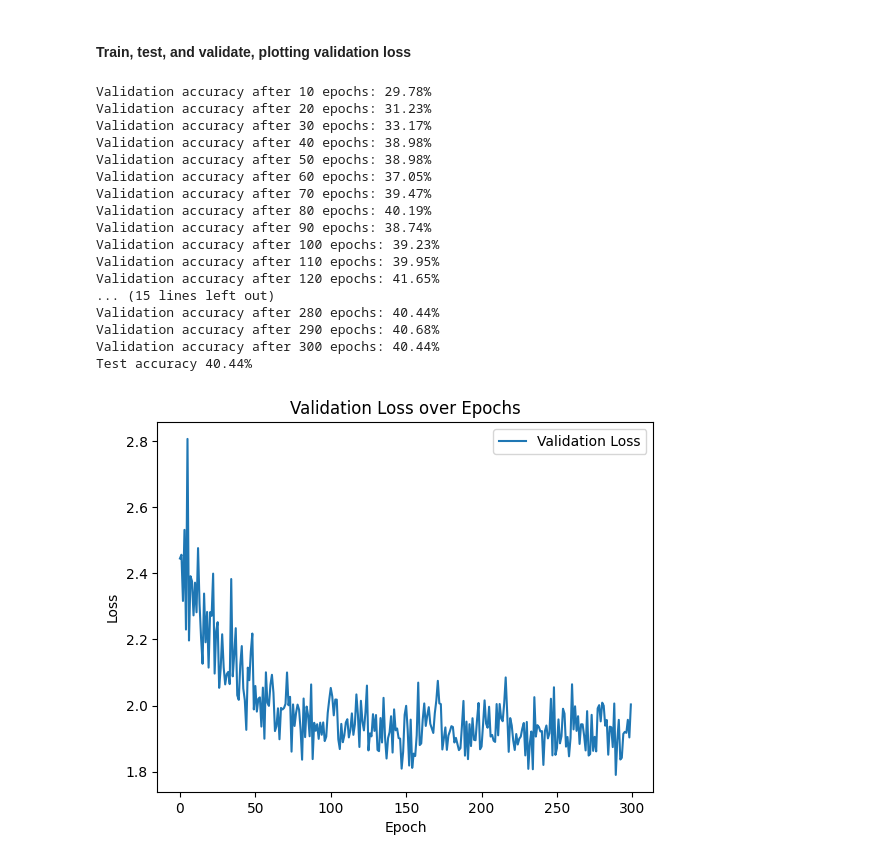
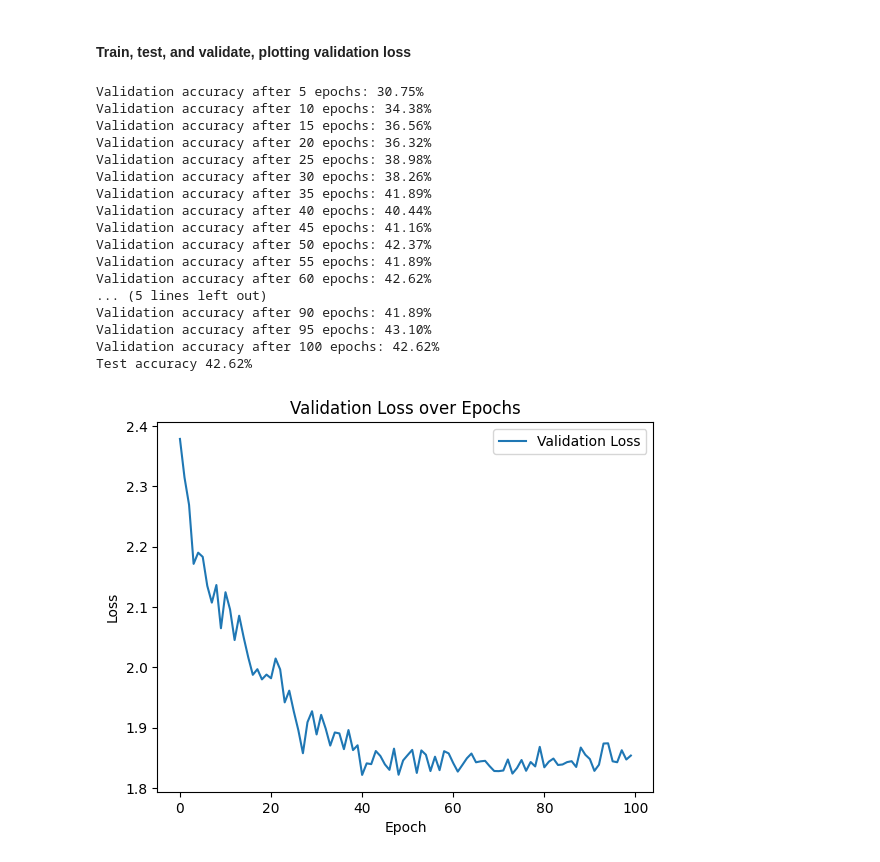
Before and after one commit to adampotton/MDM3-Rep-3, a Jupyter notebook: S2_CNN_model1.ipynb, the cells around one changed output. Saved outputs shown, nothing was run; the diff lists cells and outputs as text; code cells hidden in the pictures.

```diff
--- a/S2_CNN_model1.ipynb
+++ b/S2_CNN_model1.ipynb
@@ -30,6 +30,14 @@ tree_names, val_labels = np.unique(val_names, return_inverse=True)
 train_images = train_images.astype(np.float32)
 test_images = test_images.astype(np.float32)
 val_images = val_images.astype(np.float32)
+
+
+mean = np.mean(np.concatenate([train_images, test_images, val_images], axis=0), axis=(0, 1, 2))
+std = np.std(np.concatenate([train_images, test_images, val_images], axis=0), axis=(0, 1, 2))
+
+train_images = (train_images - mean) / std
+test_images = (test_images - mean) / std
+val_images = (val_images - mean) / std
 # %% [markdown]
 #### Create Data Loaders
 # %%
@@ -41,7 +49,7 @@ test_labels_tensor = torch.tensor(test_labels, dtype=torch.long)
 val_images_tensor = torch.tensor(val_images, dtype=torch.float32)
 val_labels_tensor = torch.tensor(val_labels, dtype=torch.long)
 
-batch_size = 80
+batch_size = 32
 
 # Create PyTorch datasets and dataloaders
 train_dataset = TensorDataset(train_images_tensor, train_labels_tensor)
@@ -127,7 +137,7 @@ def validation(epoch):
         val_loss /= len(test_loader)
         scheduler.step(val_loss)
 
-        if (epoch + 1) % 10 == 0:
+        if (epoch + 1) % 5 == 0:
             print(f'Validation accuracy after {epoch+1} epochs: {accuracy:.2f}%')
     return val_loss
 
@@ -135,50 +145,49 @@ def test():
     model.eval()
     with torch.no_grad():
         correct = 0
         total = 0
         for images, labels in test_loader:
             images = images.to(device)
             labels = labels.to(device)
 
             logits = model(images.permute(0, 3, 1, 2))
 
             predicted = torch.argmax(logits, dim=1)
             correct += (predicted == labels).sum().item()
             total += labels.size(0)
             accuracy = 100 * correct / total
         print(f'Test accuracy {100 * correct / total:.2f}%')
 
-
-num_epochs = 300
+num_epochs = 100
 val_losses = []
 for epoch in range(num_epochs):
     train()
     val_loss = validation(epoch)
     val_losses.append(val_loss)
 test()
 
 plt.plot(val_losses, label='Validation Loss')
 plt.xlabel('Epoch')
 plt.ylabel('Loss')
 plt.title('Validation Loss over Epochs')
 plt.legend()
 plt.show()
 # %% [output]
-Validation accuracy after 10 epochs: 29.78%
-Validation accuracy after 20 epochs: 31.23%
-Validation accuracy after 30 epochs: 33.17%
-Validation accuracy after 40 epochs: 38.98%
-Validation accuracy after 50 epochs: 38.98%
-Validation accuracy after 60 epochs: 37.05%
-Validation accuracy after 70 epochs: 39.47%
-Validation accuracy after 80 epochs: 40.19%
-Validation accuracy after 90 epochs: 38.74%
-Validation accuracy after 100 epochs: 39.23%
-Validation accuracy after 110 epochs: 39.95%
-Validation accuracy after 120 epochs: 41.65%
-... (15 lines left out)
-Validation accuracy after 280 epochs: 40.44%
-Validation accuracy after 290 epochs: 40.68%
-Validation accuracy after 300 epochs: 40.44%
-Test accuracy 40.44%
+Validation accuracy after 5 epochs: 30.75%
+Validation accuracy after 10 epochs: 34.38%
+Validation accuracy after 15 epochs: 36.56%
+Validation accuracy after 20 epochs: 36.32%
+Validation accuracy after 25 epochs: 38.98%
+Validation accuracy after 30 epochs: 38.26%
+Validation accuracy after 35 epochs: 41.89%
+Validation accuracy after 40 epochs: 40.44%
+Validation accuracy after 45 epochs: 41.16%
+Validation accuracy after 50 epochs: 42.37%
+Validation accuracy after 55 epochs: 41.89%
+Validation accuracy after 60 epochs: 42.62%
+... (5 lines left out)
+Validation accuracy after 90 epochs: 41.89%
+Validation accuracy after 95 epochs: 43.10%
+Validation accuracy after 100 epochs: 42.62%
+Test accuracy 42.62%
-[figure, old version]
+[figure, new version]
```
Also changed, not shown: parts of 2 cells of this notebook.
